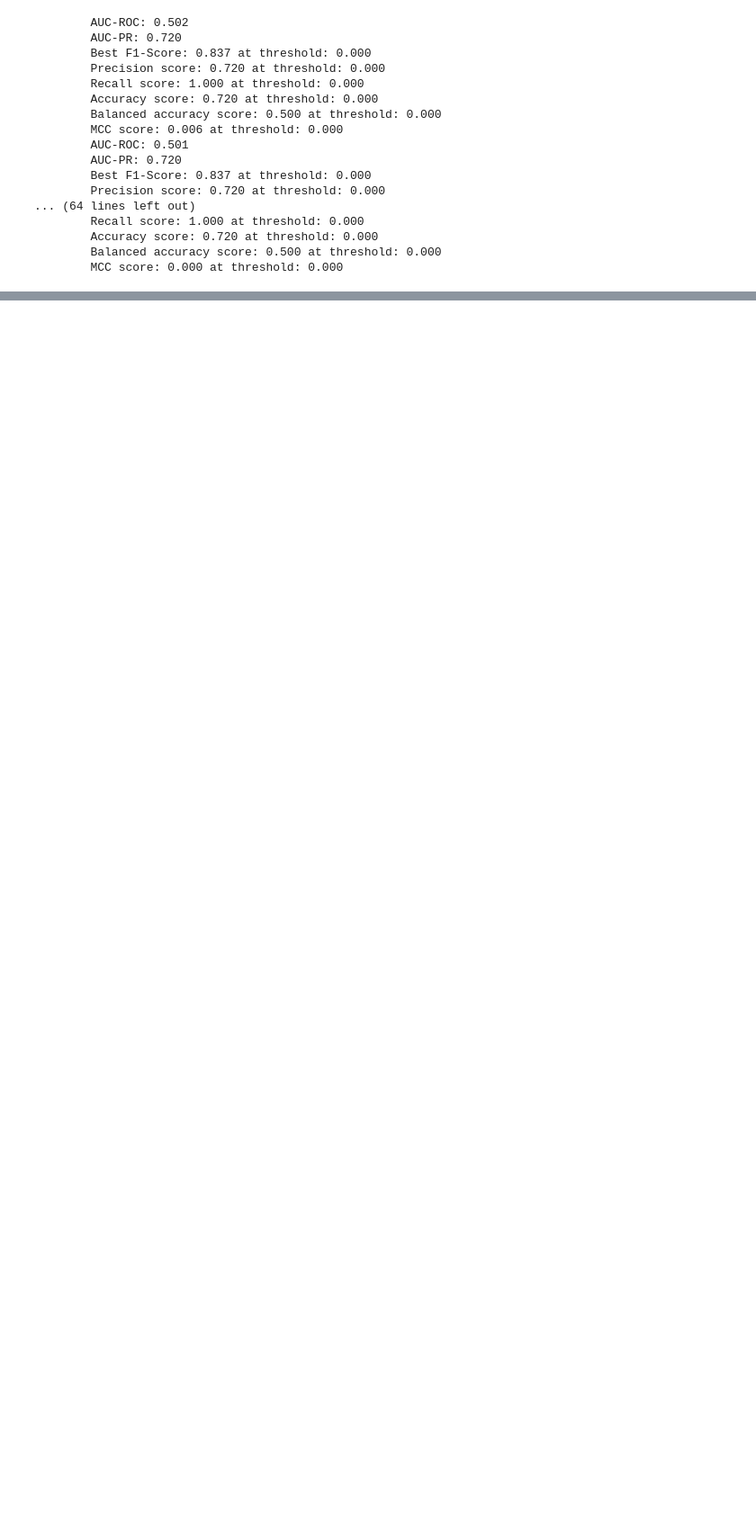
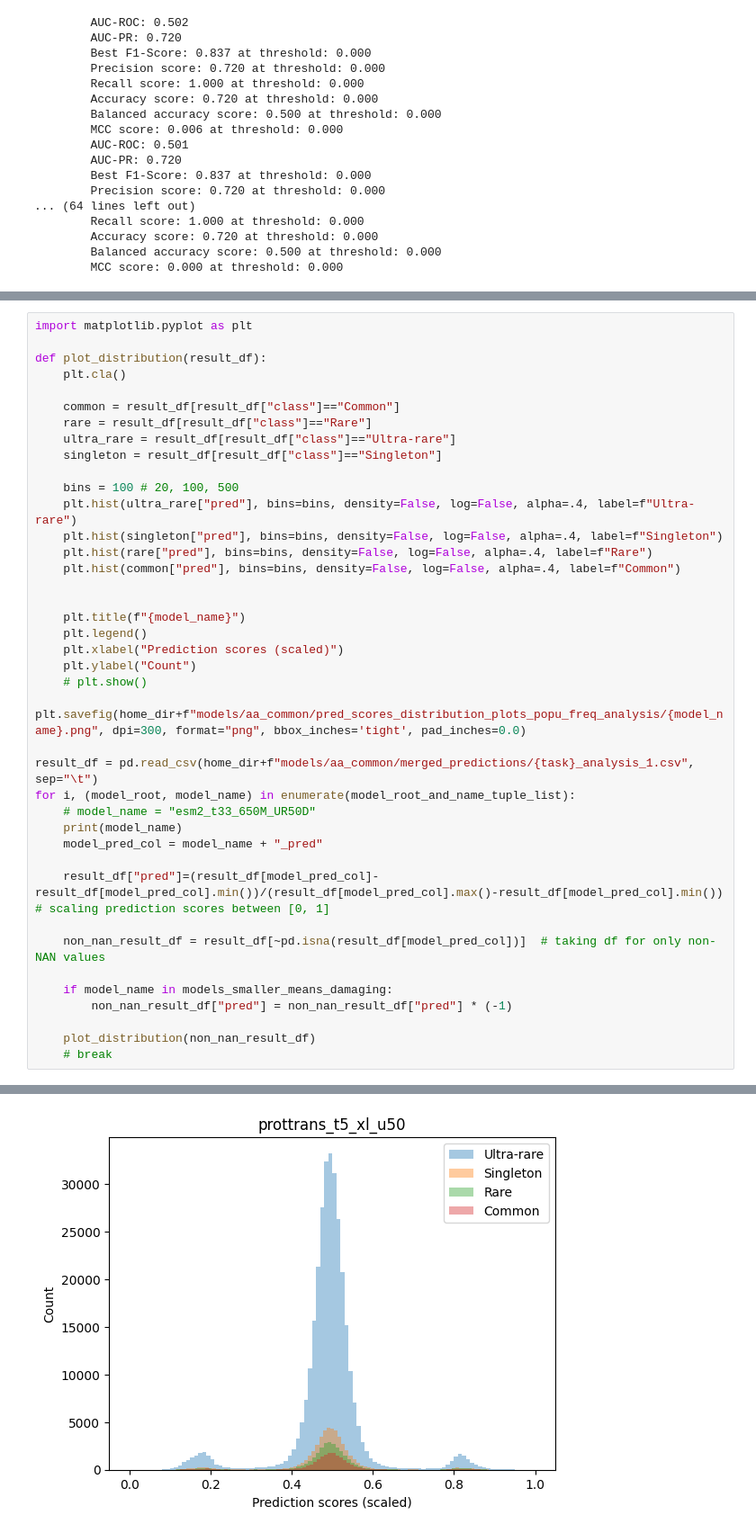
Before and after one commit to akabiraka/variant_effect_analysis, a Jupyter notebook: models/aa_common/performance_analysis_for_popu_freq.ipynb, the cells around one changed output, grey strips where cells are left out. Shown at 90% size. Saved outputs shown, nothing was run; the diff lists cells and outputs as text; blank space fills up the shorter version.

```diff
--- a/models/aa_common/performance_analysis_for_popu_freq.ipynb
+++ b/models/aa_common/performance_analysis_for_popu_freq.ipynb
@@ -220,0 +223,41 @@ out.close()
+# %%
+import matplotlib.pyplot as plt
+
+def plot_distribution(result_df):
+    plt.cla()
+
+    common = result_df[result_df["class"]=="Common"]
+    rare = result_df[result_df["class"]=="Rare"]
+    ultra_rare = result_df[result_df["class"]=="Ultra-rare"]
+    singleton = result_df[result_df["class"]=="Singleton"]
+
+    bins = 100 # 20, 100, 500
+    plt.hist(ultra_rare["pred"], bins=bins, density=False, log=False, alpha=.4, label=f"Ultra-rare")
+    plt.hist(singleton["pred"], bins=bins, density=False, log=False, alpha=.4, label=f"Singleton")
+    plt.hist(rare["pred"], bins=bins, density=False, log=False, alpha=.4, label=f"Rare")
+    plt.hist(common["pred"], bins=bins, density=False, log=False, alpha=.4, label=f"Common")
+
+
+    plt.title(f"{model_name}")
+    plt.legend()
+    plt.xlabel("Prediction scores (scaled)")
+    plt.ylabel("Count")
+    # plt.show()
+    plt.savefig(home_dir+f"models/aa_common/pred_scores_distribution_plots_popu_freq_analysis/{model_name}.png", dpi=300, format="png", bbox_inches='tight', pad_inches=0.0)
+
+result_df = pd.read_csv(home_dir+f"models/aa_common/merged_predictions/{task}_analysis_1.csv", sep="\t")
+for i, (model_root, model_name) in enumerate(model_root_and_name_tuple_list):
+    # model_name = "esm2_t33_650M_UR50D"
+    print(model_name)
+    model_pred_col = model_name + "_pred"
+
+    result_df["pred"]=(result_df[model_pred_col]-result_df[model_pred_col].min())/(result_df[model_pred_col].max()-result_df[model_pred_col].min()) # scaling prediction scores between [0, 1]
+
+    non_nan_result_df = result_df[~pd.isna(result_df[model_pred_col])]  # taking df for only non-NAN values
+
+    if model_name in models_smaller_means_damaging:
+        non_nan_result_df["pred"] = non_nan_result_df["pred"] * (-1)
+
+    plot_distribution(non_nan_result_df)
+    # break
+# %% [output]
@@ -221,3 +288,4 @@ out.close()
+[figure, added]
 # %%
 model_name = "metarnn"
 model_pred_col = model_name + "_pred"
```
Also changed, not shown: parts of 2 cells of this notebook, 2 other files.
